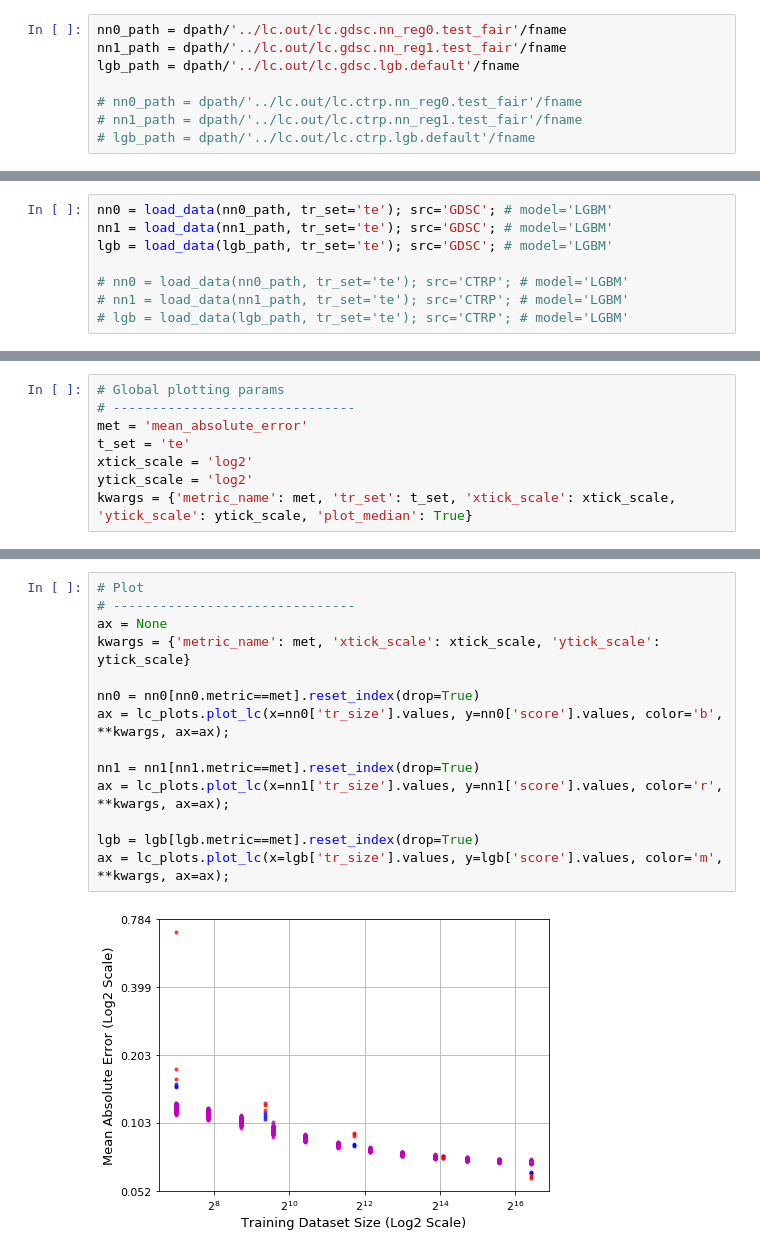
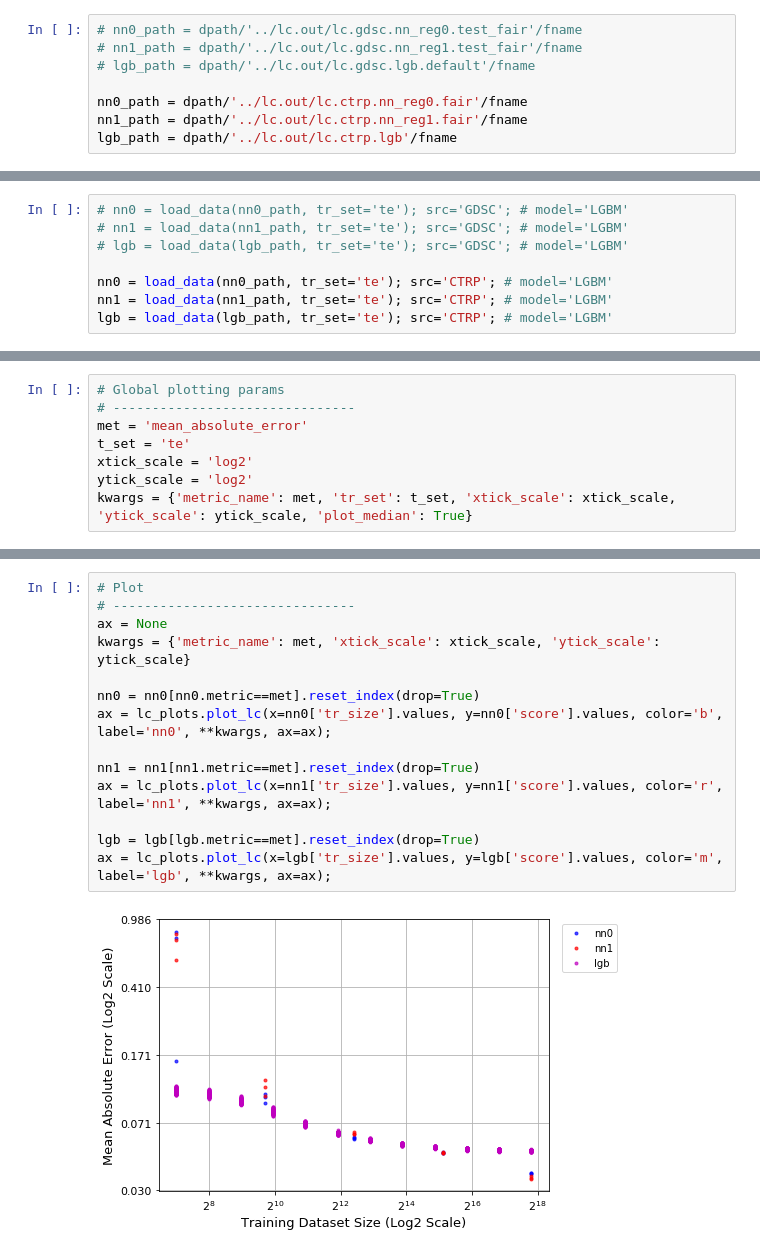
Before and after one commit to adpartin/dr-learning-curves, a Jupyter notebook: nbs/multi_src.ipynb, the cells around one changed output, grey strips where cells are left out. Drawn from its saved outputs; the diff is of its cells as text.

```diff
--- a/nbs/multi_src.ipynb
+++ b/nbs/multi_src.ipynb
@@ -33,21 +33,21 @@ print(dirs)
 # %%
-nn0_path = dpath/'../lc.out/lc.gdsc.nn_reg0.test_fair'/fname
-nn1_path = dpath/'../lc.out/lc.gdsc.nn_reg1.test_fair'/fname
-lgb_path = dpath/'../lc.out/lc.gdsc.lgb.default'/fname
+# nn0_path = dpath/'../lc.out/lc.gdsc.nn_reg0.test_fair'/fname
+# nn1_path = dpath/'../lc.out/lc.gdsc.nn_reg1.test_fair'/fname
+# lgb_path = dpath/'../lc.out/lc.gdsc.lgb.default'/fname
 
-# nn0_path = dpath/'../lc.out/lc.ctrp.nn_reg0.test_fair'/fname
-# nn1_path = dpath/'../lc.out/lc.ctrp.nn_reg1.test_fair'/fname
-# lgb_path = dpath/'../lc.out/lc.ctrp.lgb.default'/fname
+nn0_path = dpath/'../lc.out/lc.ctrp.nn_reg0.fair'/fname
+nn1_path = dpath/'../lc.out/lc.ctrp.nn_reg1.fair'/fname
+lgb_path = dpath/'../lc.out/lc.ctrp.lgb'/fname
 # %% [markdown]
 ## Load data
 # %%
-nn0 = load_data(nn0_path, tr_set='te'); src='GDSC'; # model='LGBM'
-nn1 = load_data(nn1_path, tr_set='te'); src='GDSC'; # model='LGBM'
-lgb = load_data(lgb_path, tr_set='te'); src='GDSC'; # model='LGBM'
+# nn0 = load_data(nn0_path, tr_set='te'); src='GDSC'; # model='LGBM'
+# nn1 = load_data(nn1_path, tr_set='te'); src='GDSC'; # model='LGBM'
+# lgb = load_data(lgb_path, tr_set='te'); src='GDSC'; # model='LGBM'
 
-# nn0 = load_data(nn0_path, tr_set='te'); src='CTRP'; # model='LGBM'
-# nn1 = load_data(nn1_path, tr_set='te'); src='CTRP'; # model='LGBM'
-# lgb = load_data(lgb_path, tr_set='te'); src='CTRP'; # model='LGBM'
+nn0 = load_data(nn0_path, tr_set='te'); src='CTRP'; # model='LGBM'
+nn1 = load_data(nn1_path, tr_set='te'); src='CTRP'; # model='LGBM'
+lgb = load_data(lgb_path, tr_set='te'); src='CTRP'; # model='LGBM'
 # %% [markdown]
 ## Raw plots
 # %%
@@ -82,19 +82,19 @@ ax = lc_plots.plot_lc_single_metric(lgb, **kwargs);
 # %%
 # Plot
 # -------------------------------
 ax = None
 kwargs = {'metric_name': met, 'xtick_scale': xtick_scale, 'ytick_scale': ytick_scale}
 
 nn0 = nn0[nn0.metric==met].reset_index(drop=True)
-ax = lc_plots.plot_lc(x=nn0['tr_size'].values, y=nn0['score'].values, color='b', **kwargs, ax=ax);
+ax = lc_plots.plot_lc(x=nn0['tr_size'].values, y=nn0['score'].values, color='b', label='nn0', **kwargs, ax=ax);
 
 nn1 = nn1[nn1.metric==met].reset_index(drop=True)
-ax = lc_plots.plot_lc(x=nn1['tr_size'].values, y=nn1['score'].values, color='r', **kwargs, ax=ax);
+ax = lc_plots.plot_lc(x=nn1['tr_size'].values, y=nn1['score'].values, color='r', label='nn1', **kwargs, ax=ax);
 
 lgb = lgb[lgb.metric==met].reset_index(drop=True)
-ax = lc_plots.plot_lc(x=lgb['tr_size'].values, y=lgb['score'].values, color='m', **kwargs, ax=ax);
+ax = lc_plots.plot_lc(x=lgb['tr_size'].values, y=lgb['score'].values, color='m', label='lgb', **kwargs, ax=ax);
 # %% [output]
-[figure, old version]
+[figure, new version]
 # %%
 nn0[nn0.tr_size == nn0.tr_size.max()].score
 # %% [output]
```
Also changed, not shown: parts of 6 cells of this notebook, 3 other files.
